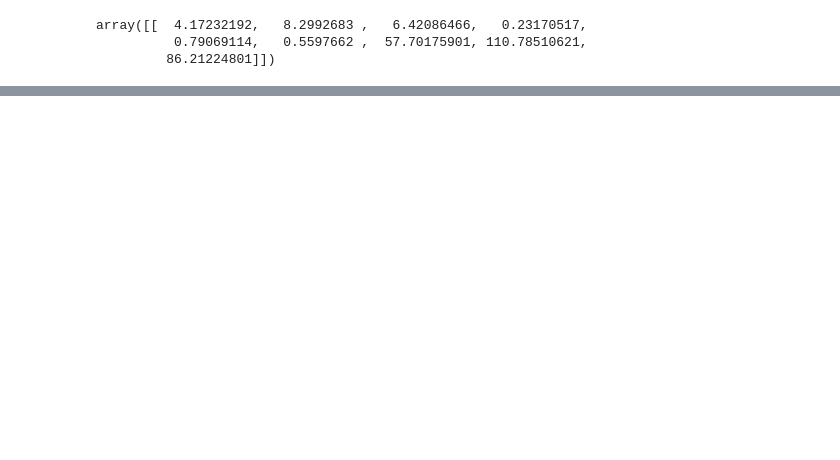
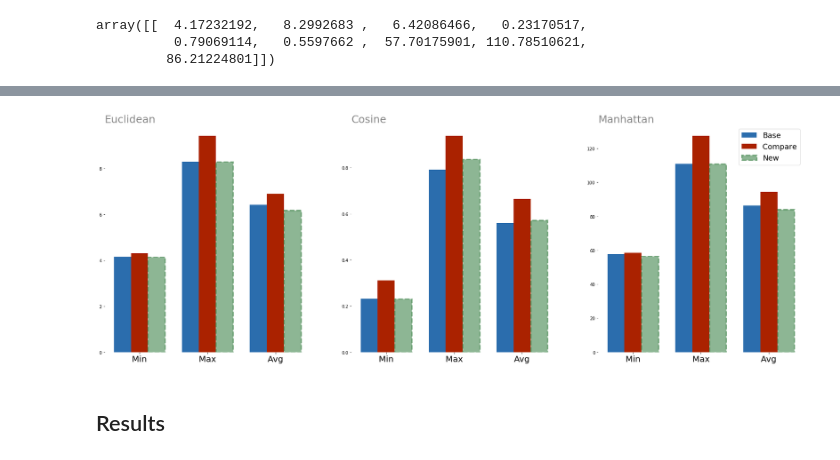
Before and after one commit to jason-sa/question_intent_classification, a Jupyter notebook: py_files/Visualizations.ipynb, the cells around one changed output, grey strips where cells are left out. Cells and saved outputs as stored; diff of their text form; code cells hidden in the pictures; blank space fills up the shorter version.

```diff
--- a/py_files/Visualizations.ipynb
+++ b/py_files/Visualizations.ipynb
@@ -626,0 +477,6 @@ dtype: float64
+# %%
+plot_dist_diff(comb_features, 0, 2, 1)
+# %% [output]
+[figure, added]
+# %% [markdown]
+## Results
```
Also changed, not shown: parts of 29 cells of this notebook, 1 other file.
